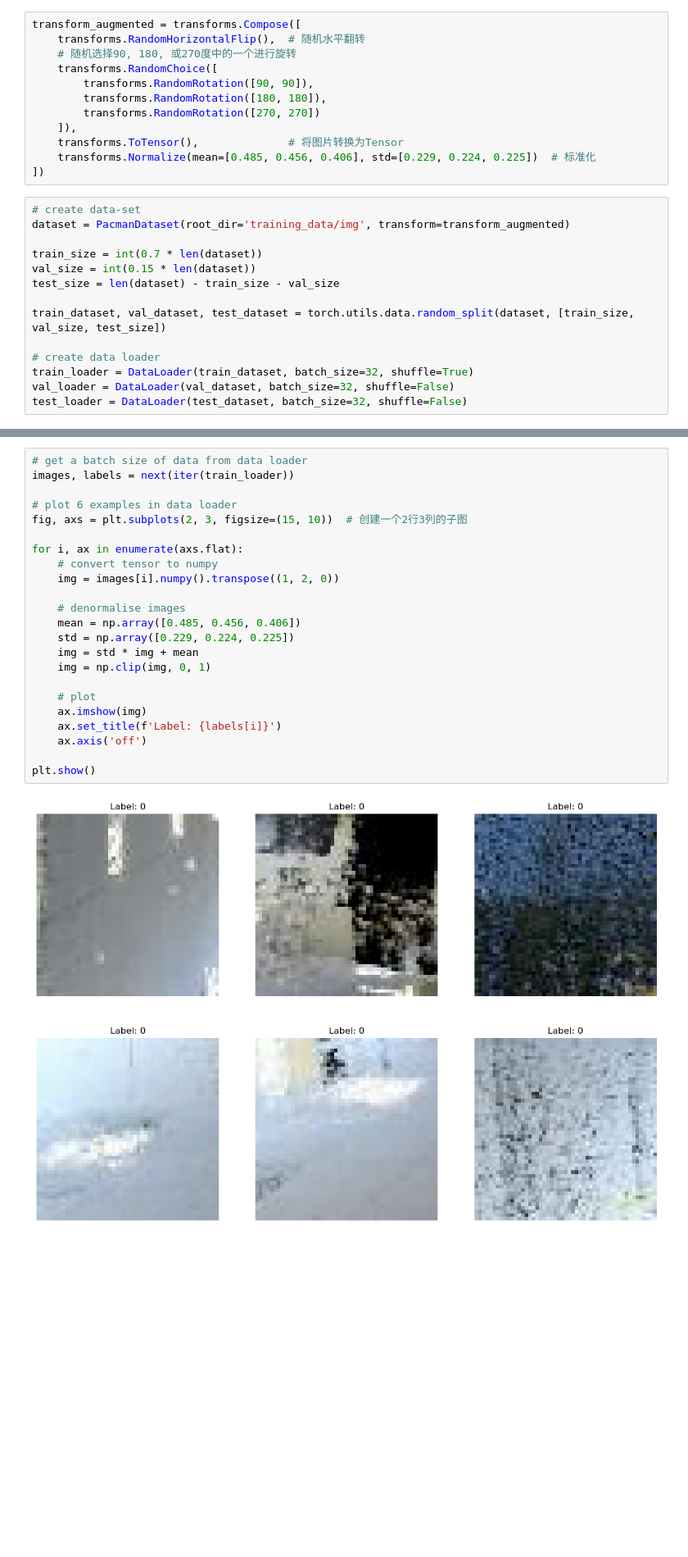
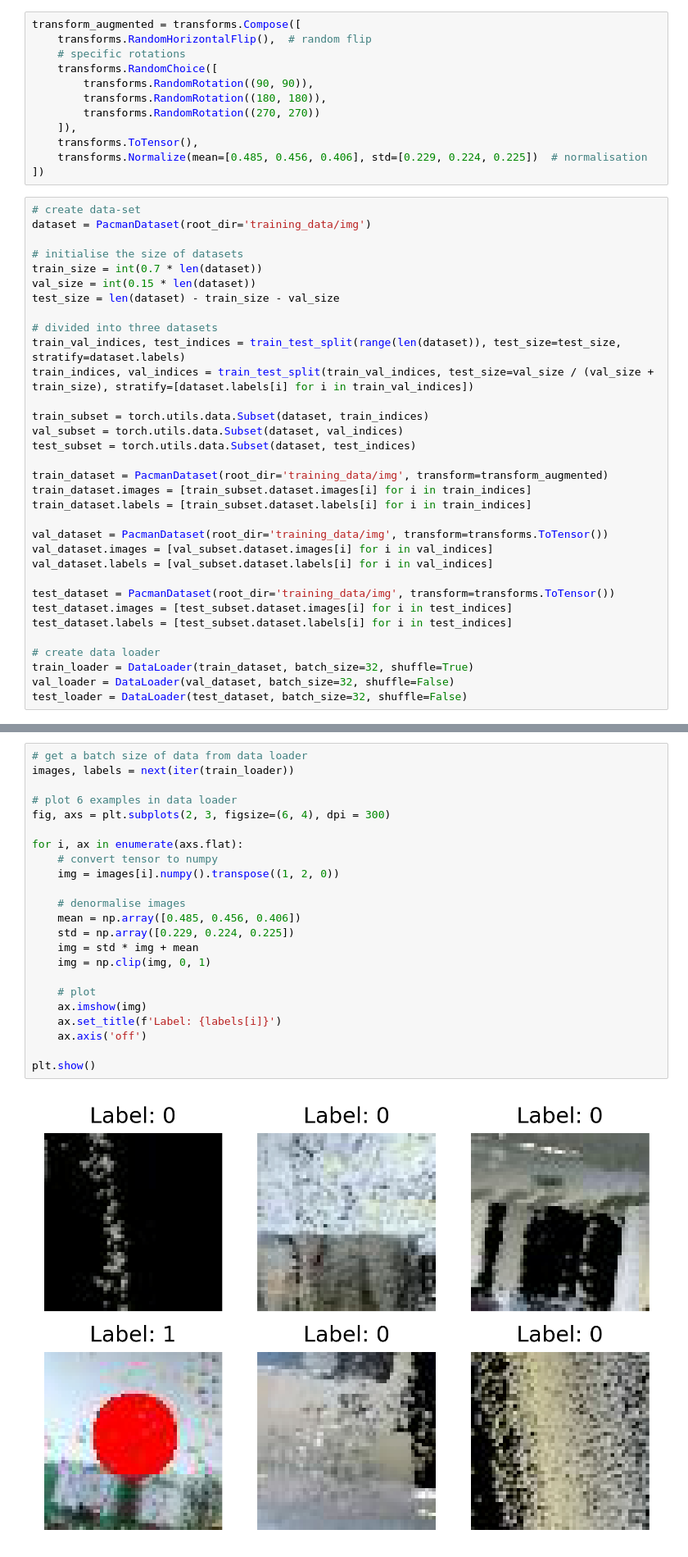
Before and after one commit to Adrian6476/dl-cv-robotics, a Jupyter notebook: CNN_Baseline.ipynb, the cells around one changed output, grey strips where cells are left out. Shown at 82% size. Saved outputs shown, nothing was run; the diff lists cells and outputs as text; blank space fills up the shorter version.

```diff
--- a/CNN_Baseline.ipynb
+++ b/CNN_Baseline.ipynb
@@ -59,25 +62,44 @@ transform = transforms.Compose([
 ])
 # %%
 transform_augmented = transforms.Compose([
-    transforms.RandomHorizontalFlip(),  # 随机水平翻转
-    # 随机选择90, 180, 或270度中的一个进行旋转
+    transforms.RandomHorizontalFlip(),  # random flip
+    # specific rotations
     transforms.RandomChoice([
-        transforms.RandomRotation([90, 90]),
-        transforms.RandomRotation([180, 180]),
-        transforms.RandomRotation([270, 270])
+        transforms.RandomRotation((90, 90)),
+        transforms.RandomRotation((180, 180)),
+        transforms.RandomRotation((270, 270))
     ]),
-    transforms.ToTensor(),              # 将图片转换为Tensor
-    transforms.Normalize(mean=[0.485, 0.456, 0.406], std=[0.229, 0.224, 0.225])  # 标准化
+    transforms.ToTensor(),
+    transforms.Normalize(mean=[0.485, 0.456, 0.406], std=[0.229, 0.224, 0.225])  # normalisation
 ])
 # %%
 # create data-set
-dataset = PacmanDataset(root_dir='training_data/img', transform=transform_augmented)
+dataset = PacmanDataset(root_dir='training_data/img')
 
+# initialise the size of datasets
 train_size = int(0.7 * len(dataset))
 val_size = int(0.15 * len(dataset))
 test_size = len(dataset) - train_size - val_size
 
-train_dataset, val_dataset, test_dataset = torch.utils.data.random_split(dataset, [train_size, val_size, test_size])
+# divided into three datasets
+train_val_indices, test_indices = train_test_split(range(len(dataset)), test_size=test_size, stratify=dataset.labels)
+train_indices, val_indices = train_test_split(train_val_indices, test_size=val_size / (val_size + train_size), stratify=[dataset.labels[i] for i in train_val_indices])
+
+train_subset = torch.utils.data.Subset(dataset, train_indices)
+val_subset = torch.utils.data.Subset(dataset, val_indices)
+test_subset = torch.utils.data.Subset(dataset, test_indices)
+
+train_dataset = PacmanDataset(root_dir='training_data/img', transform=transform_augmented)
+train_dataset.images = [train_subset.dataset.images[i] for i in train_indices]
+train_dataset.labels = [train_subset.dataset.labels[i] for i in train_indices]
+
+val_dataset = PacmanDataset(root_dir='training_data/img', transform=transforms.ToTensor())
+val_dataset.images = [val_subset.dataset.images[i] for i in val_indices]
+val_dataset.labels = [val_subset.dataset.labels[i] for i in val_indices]
+
+test_dataset = PacmanDataset(root_dir='training_data/img', transform=transforms.ToTensor())
+test_dataset.images = [test_subset.dataset.images[i] for i in test_indices]
+test_dataset.labels = [test_subset.dataset.labels[i] for i in test_indices]
 
 # create data loader
 train_loader = DataLoader(train_dataset, batch_size=32, shuffle=True)
@@ -88,28 +144,28 @@ test_loader = DataLoader(test_dataset, batch_size=32, shuffle=False)
 # %%
 # get a batch size of data from data loader
 images, labels = next(iter(train_loader))
 
 # plot 6 examples in data loader
-fig, axs = plt.subplots(2, 3, figsize=(15, 10))  # 创建一个2行3列的子图
+fig, axs = plt.subplots(2, 3, figsize=(6, 4), dpi = 300)
 
 for i, ax in enumerate(axs.flat):
     # convert tensor to numpy
     img = images[i].numpy().transpose((1, 2, 0))
 
     # denormalise images
     mean = np.array([0.485, 0.456, 0.406])
     std = np.array([0.229, 0.224, 0.225])
     img = std * img + mean
     img = np.clip(img, 0, 1)
 
     # plot
     ax.imshow(img)
     ax.set_title(f'Label: {labels[i]}')
     ax.axis('off')
 
 plt.show()
 # %% [output]
-[figure, old version]
+[figure, new version]
 # %% [markdown]
 ## Define the CNN Model
 # %% [markdown]
```
Also changed, not shown: parts of 14 cells of this notebook, 5 other files.
